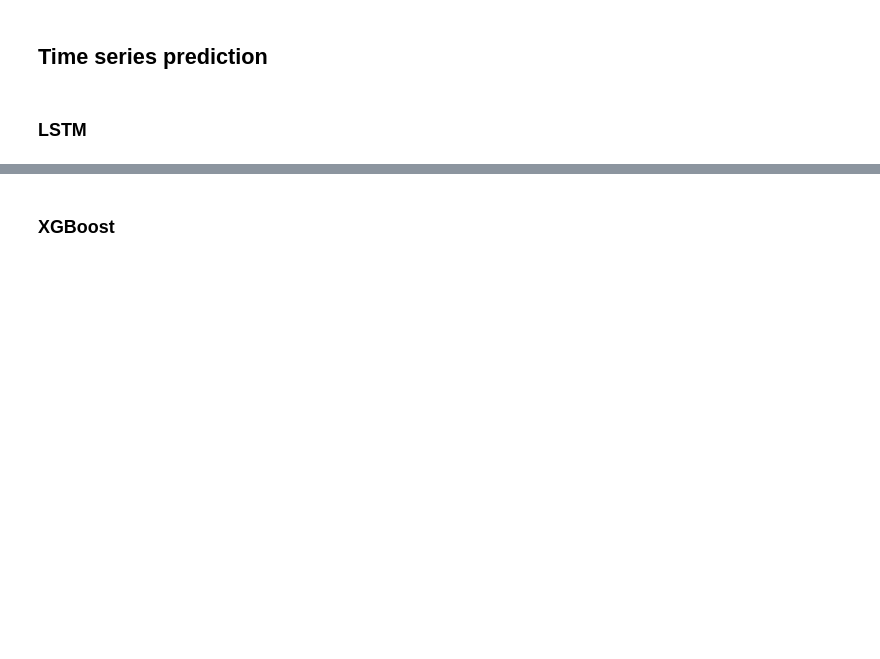
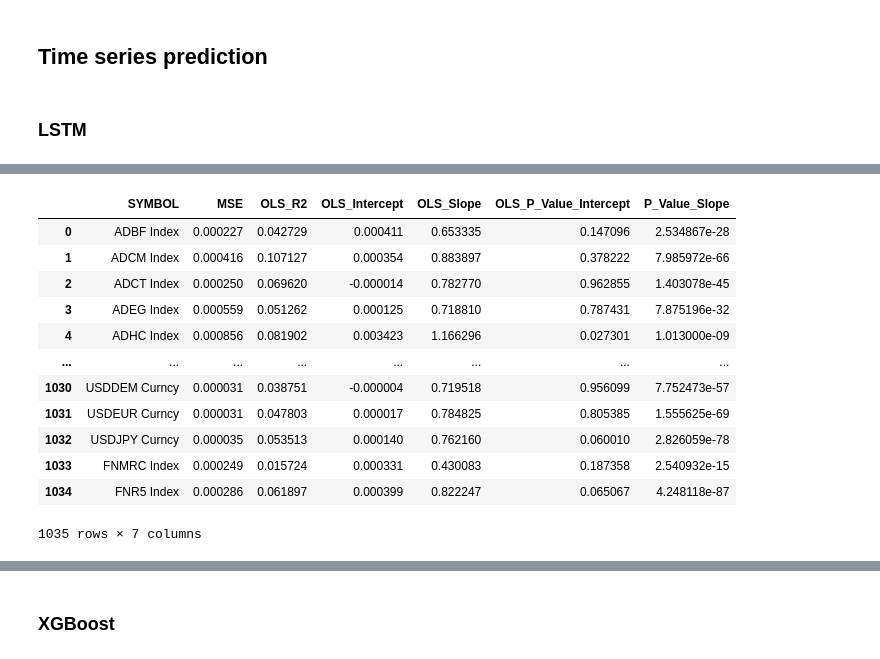
Before and after one commit to dianemans/time-series-pred, a Jupyter notebook: nb_clean_samy.ipynb, the cells around one changed output, grey strips where cells are left out. Saved outputs shown, nothing was run; the diff lists cells and outputs as text; code cells hidden in the pictures; blank space fills up the shorter version.

```diff
--- a/nb_clean_samy.ipynb
+++ b/nb_clean_samy.ipynb
@@ -252,0 +316,75 @@ KeyboardInterrupt:
+# %%
+# Prérequis : imports (1), définition de `stats_forecasting` (2).
+# Cette cellule est autonome pour les variables de données / tickers.
+
+try:
+    from sklearn.ensemble import RandomForestRegressor
+except ImportError as e:
+    raise ImportError(
+        "scikit-learn n'est pas installé. Installe-le avec `pip install scikit-learn` "
+        "puis relance."
+    ) from e
+
+_cols_drop = [
+    'KOCRD Index', 'NOBRON Index', 'CABROVER Index', 'EB03/3M Index', 'BZSTSETA Index',
+    'MXNZ0EN Index', 'EGDIMW Index', 'UX1 Index', 'VXEEM Index', 'VXEFA Index', 'VXEWZ Index',
+    'VXFXI Index', 'VXGDX Index', 'VXSLV Index', 'W 1 Comdty', 'W1DOW Index', 'WBI Index',
+    'FNRETTM Index', 'FNREU Index', 'WIG Index', 'WIGCON Index', 'WIGFOOD Index', 'XU100 Index',
+    'XUHIZ Index', 'XUMAL Index', 'XUSIN Index', 'XUTEK Index', 'YW1 Comdty', 'ZAREUR Curncy',
+    'ZARJPY Curncy', 'ZARUSD Curncy'
+]
+
+df_for_rf = pd.read_csv('Datasets/returns_all.csv')
+df_for_rf.drop(columns=[c for c in _cols_drop if c in df_for_rf.columns], axis=1, inplace=True)
+
+if 'all_tickers' not in globals():
+    all_tickers = df_for_rf.columns[1:].tolist()
+if 'test_tickers' not in globals():
+    test_tickers = ['GC1 Comdty', 'SI1 Comdty', 'HG1 Comdty']
+if 'tickers_name' not in globals():
+    tickers_name = 'all_tickers'
+
+# --- Configuration du Random Forest avec paramètres équivalents ---
+model_rf = RandomForestRegressor(
+    n_estimators=500,          # Équivalent n_estimators
+    max_depth=4,               # Équivalent max_depth
+    min_samples_leaf=5,        # Proche de min_child_weight pour limiter la taille des feuilles
+    max_samples=0.8,           # Équivalent subsample (prend 80% des lignes pour chaque arbre)
+    max_features=0.8,          # Équivalent colsample_bytree (prend 80% des features)
+    random_state=42,           # Équivalent random_state
+    n_jobs=-1,                 # Utilisation de tous les cœurs
+)
+model_name_rf = 'RF_n500_maxs08_d4'
+fonc_rf = feature_engineering_rf
+
+# Note : Si la fonction process_one_ticker utilise déjà le parallélisme en interne,
+# attention aux conflits avec le n_jobs=-1 du RandomForestRegressor (le fameux "nested parallelism").
+results_rf = Parallel(n_jobs=-1)(
+    delayed(process_one_ticker)(name, df_for_rf, model_rf, fonc_rf, step_size=50, fold_size=250)
+    for name in tqdm(all_tickers, desc="Random Forest — Parallel")
+)
+
+# --- 4. Nettoyage et Sauvegarde ---
+# On retire les résultats None (ceux qui ont crashé)
+results_rf = [r for r in results_rf if r is not None]
+
+df_rf_results = pd.DataFrame(results_rf)
+display(df_rf_results)
+
+# Sauvegarde sécurisée
+os.makedirs('Resultats', exist_ok=True)
+df_rf_results.to_csv(f'Resultats/{"fenetre_1_an"}/resultats_{tickers_name}_{model_name_rf}.csv', index=False)
+# %% [output]
+|  | SYMBOL | MSE | OLS_R2 | OLS_Intercept | OLS_Slope | OLS_P_Value_Intercept | P_Value_Slope |
+| 0 | ADBF Index | 0.000227 | 0.042729 | 0.000411 | 0.653335 | 0.147096 | 2.534867e-28 |
+| 1 | ADCM Index | 0.000416 | 0.107127 | 0.000354 | 0.883897 | 0.378222 | 7.985972e-66 |
+| 2 | ADCT Index | 0.000250 | 0.069620 | -0.000014 | 0.782770 | 0.962855 | 1.403078e-45 |
+| 3 | ADEG Index | 0.000559 | 0.051262 | 0.000125 | 0.718810 | 0.787431 | 7.875196e-32 |
+| 4 | ADHC Index | 0.000856 | 0.081902 | 0.003423 | 1.166296 | 0.027301 | 1.013000e-09 |
+| ... | ... | ... | ... | ... | ... | ... | ... |
+| 1030 | USDDEM Curncy | 0.000031 | 0.038751 | -0.000004 | 0.719518 | 0.956099 | 7.752473e-57 |
+| 1031 | USDEUR Curncy | 0.000031 | 0.047803 | 0.000017 | 0.784825 | 0.805385 | 1.555625e-69 |
+| 1032 | USDJPY Curncy | 0.000035 | 0.053513 | 0.000140 | 0.762160 | 0.060010 | 2.826059e-78 |
+| 1033 | FNMRC Index | 0.000249 | 0.015724 | 0.000331 | 0.430083 | 0.187358 | 2.540932e-15 |
+| 1034 | FNR5 Index | 0.000286 | 0.061897 | 0.000399 | 0.822247 | 0.065067 | 4.248118e-87 |
+1035 rows × 7 columns
```
Also changed, not shown: parts of 11 cells of this notebook, 2 other files.
